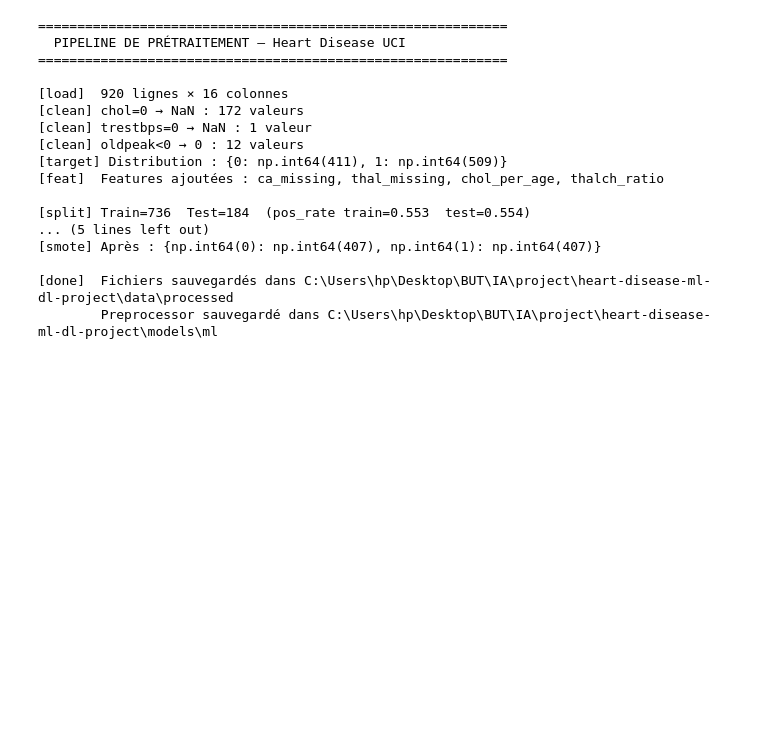
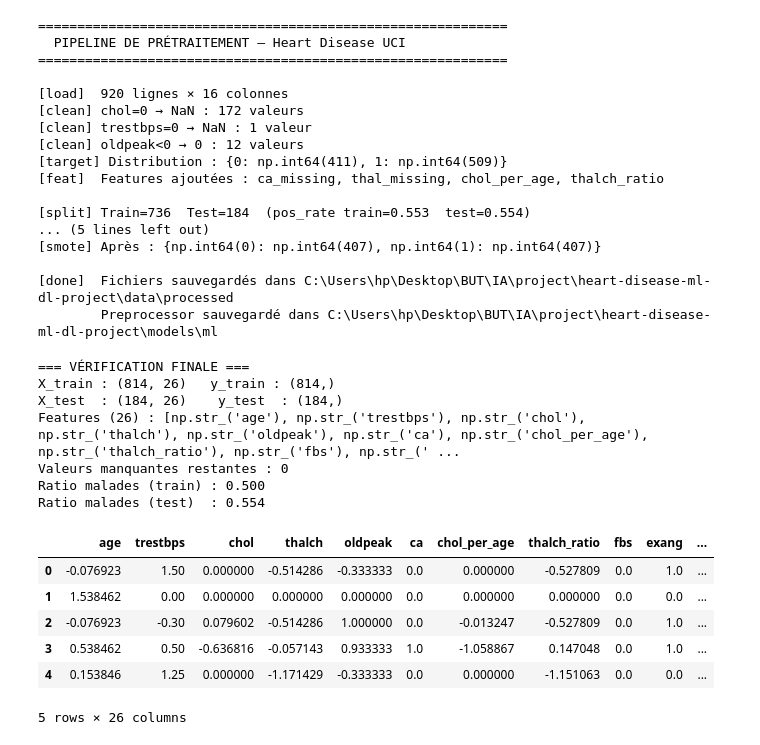
Before and after one commit to bijigunerachid/heart-disease-ml-dl-project, a Jupyter notebook: notebooks/02_preprocessing.ipynb, the cells around one changed output. Cells and saved outputs as stored; diff of their text form; code cells hidden in the pictures; blank space fills up the shorter version.

Commit message:
# Vérification des fichiers sauvegardés

```diff
--- a/notebooks/02_preprocessing.ipynb
+++ b/notebooks/02_preprocessing.ipynb
@@ -326,3 +326,36 @@ main()
 
 [done]  Fichiers sauvegardés dans C:\Users\hp\Desktop\BUT\IA\project\heart-disease-ml-dl-project\data\processed
         Preprocessor sauvegardé dans C:\Users\hp\Desktop\BUT\IA\project\heart-disease-ml-dl-project\models\ml
+# %%
+# Vérification des fichiers sauvegardés
+X_train_f = np.load(PROC_PATH / 'X_train.npy')
+X_test_f  = np.load(PROC_PATH / 'X_test.npy')
+y_train_f = np.load(PROC_PATH / 'y_train.npy')
+y_test_f  = np.load(PROC_PATH / 'y_test.npy')
+feat_names = np.load(PROC_PATH / 'feature_names.npy', allow_pickle=True)
+
+print('=== VÉRIFICATION FINALE ===')
+print(f'X_train : {X_train_f.shape}   y_train : {y_train_f.shape}')
+print(f'X_test  : {X_test_f.shape}    y_test  : {y_test_f.shape}')
+print(f'Features ({len(feat_names)}) : {list(feat_names)}')
+print(f'Valeurs manquantes restantes : {np.isnan(X_train_f).sum()}')
+print(f'Ratio malades (train) : {y_train_f.mean():.3f}')
+print(f'Ratio malades (test)  : {y_test_f.mean():.3f}')
+
+# DataFrame aperçu
+pd.DataFrame(X_train_f, columns=feat_names).head(5)
+# %% [output]
+=== VÉRIFICATION FINALE ===
+X_train : (814, 26)   y_train : (814,)
+X_test  : (184, 26)    y_test  : (184,)
+Features (26) : [np.str_('age'), np.str_('trestbps'), np.str_('chol'), np.str_('thalch'), np.str_('oldpeak'), np.str_('ca'), np.str_('chol_per_age'), np.str_('thalch_ratio'), np.str_('fbs'), np.str_(' ...
+Valeurs manquantes restantes : 0
+Ratio malades (train) : 0.500
+Ratio malades (test)  : 0.554
+|  | age | trestbps | chol | thalch | oldpeak | ca | chol_per_age | thalch_ratio | fbs | exang | ... |
+| 0 | -0.076923 | 1.50 | 0.000000 | -0.514286 | -0.333333 | 0.0 | 0.000000 | -0.527809 | 0.0 | 1.0 | ... |
+| 1 | 1.538462 | 0.00 | 0.000000 | 0.000000 | 0.000000 | 0.0 | 0.000000 | 0.000000 | 0.0 | 0.0 | ... |
+| 2 | -0.076923 | -0.30 | 0.079602 | -0.514286 | 1.000000 | 0.0 | -0.013247 | -0.527809 | 0.0 | 1.0 | ... |
+| 3 | 0.538462 | 0.50 | -0.636816 | -0.057143 | 0.933333 | 1.0 | -1.058867 | 0.147048 | 0.0 | 1.0 | ... |
+| 4 | 0.153846 | 1.25 | 0.000000 | -1.171429 | -0.333333 | 0.0 | 0.000000 | -1.151063 | 0.0 | 0.0 | ... |
+5 rows × 26 columns
```
